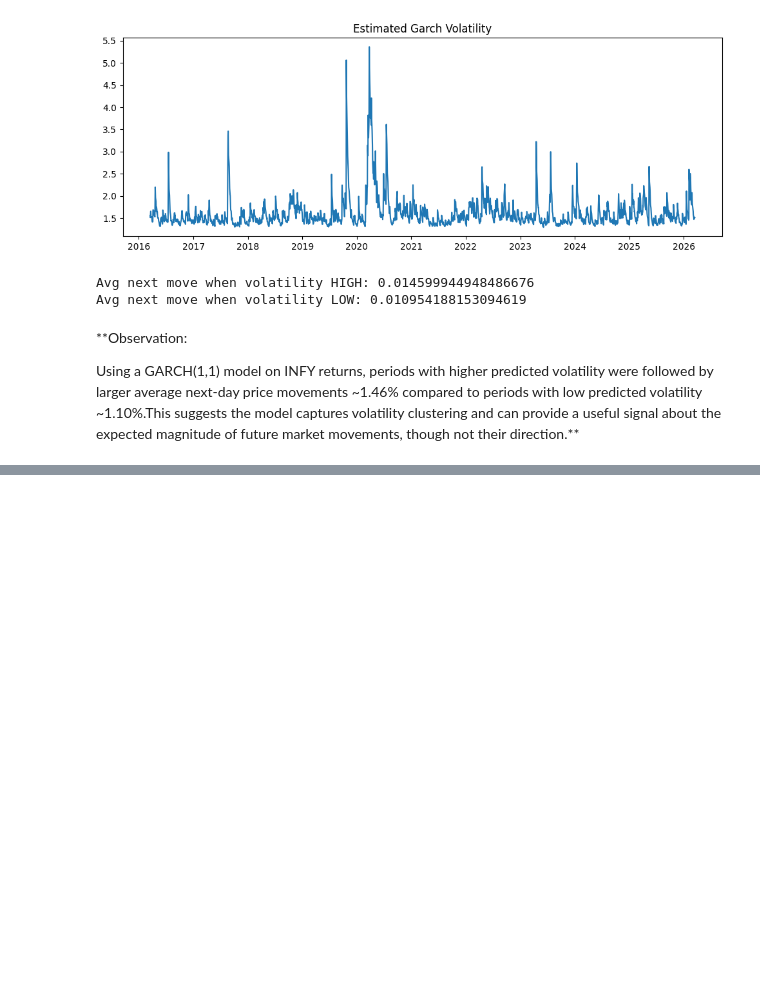
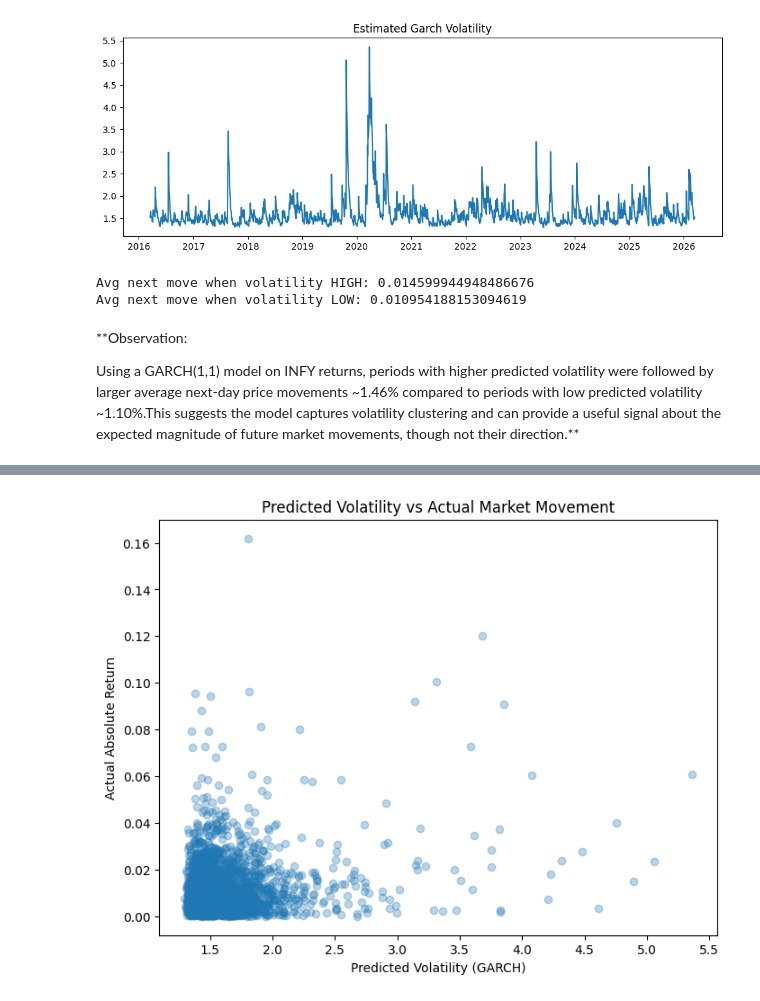
Before and after one commit to sYanXO/Volatility-Regime-Analysis, a Jupyter notebook: Volatility_Forecasting.ipynb, the cells around one changed output, grey strips where cells are left out. Drawn from its saved outputs; the diff is of its cells as text; code cells hidden in the pictures; blank space fills up the shorter version.

Commit message:
predictive forecasting update and test with t+1 data, correlation and visualisation

```diff
--- a/Volatility_Forecasting.ipynb
+++ b/Volatility_Forecasting.ipynb
@@ -127,0 +126,8 @@ Using a GARCH(1,1) model on INFY returns, periods with higher predicted volatili
+# %%
+data["predicted volatility"] = result.conditional_volatility.shift(1)
+
+
+
+data["abs_return"] = data["returns"].abs()
+
+data[["predicted volatility","abs_return"]].corr()
@@ -127,0 +140,14 @@ Using a GARCH(1,1) model on INFY returns, periods with higher predicted volatili
+# %%
+import matplotlib.pyplot as plt
+
+plt.figure(figsize=(8,6))
+
+plt.scatter(data["predicted volatility"], data["abs_return"], alpha=0.3)
+
+plt.xlabel("Predicted Volatility (GARCH)")
+plt.ylabel("Actual Absolute Return")
+plt.title("Predicted Volatility vs Actual Market Movement")
+
+plt.show()
+# %% [output]
+[figure, added]
```
Also changed, not shown: parts of 6 cells of this notebook.
